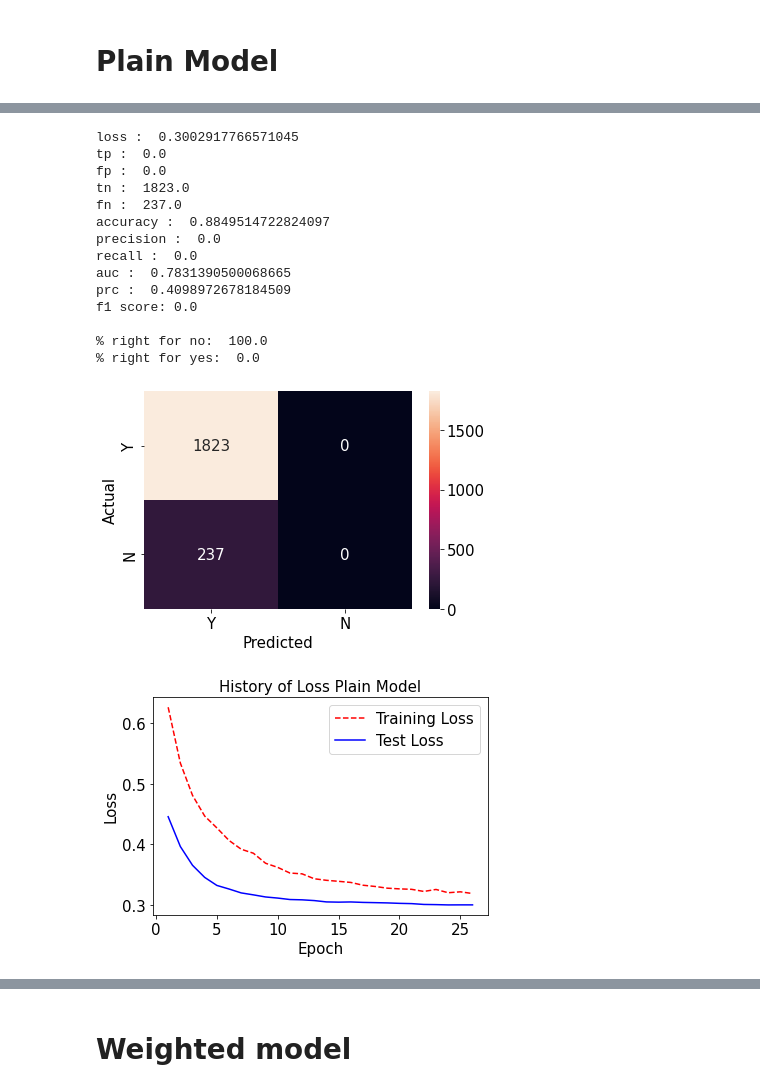
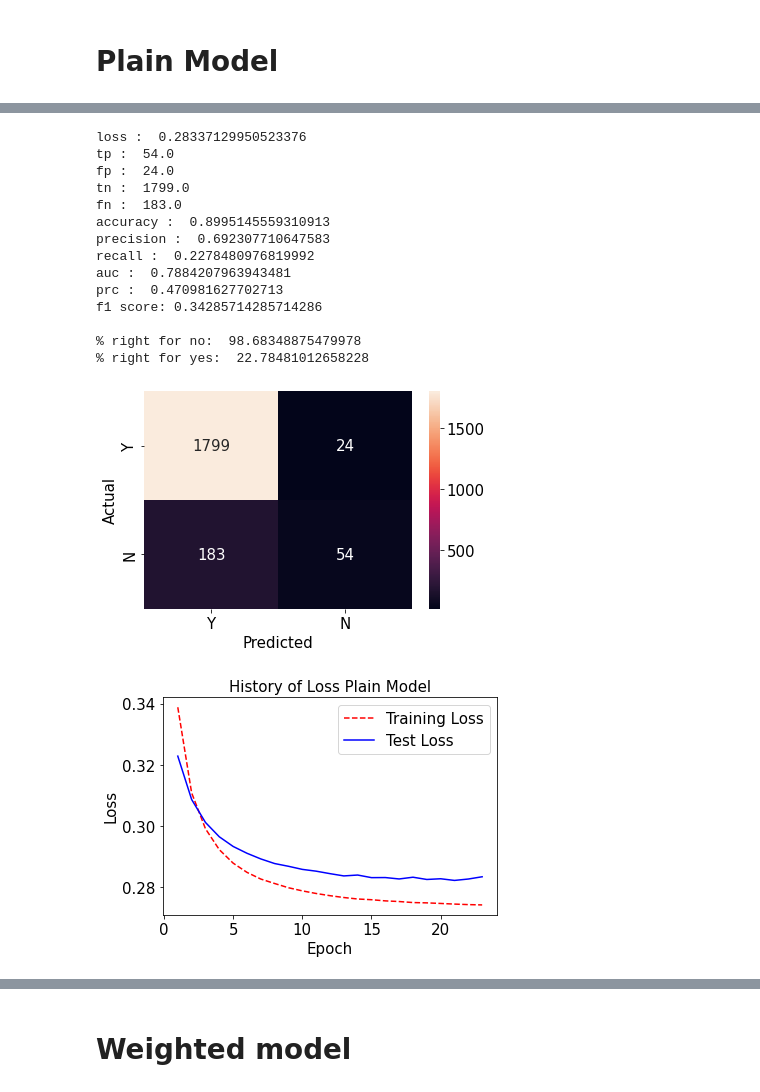
Before and after one commit to claredavies/MachineLearningCoursework, a Jupyter notebook: Assignment1/MLAssignment1KerrasUnbalancedData.ipynb, the cells around one changed output, grey strips where cells are left out. Saved outputs shown, nothing was run; the diff lists cells and outputs as text; code cells hidden in the pictures.

```diff
--- a/Assignment1/MLAssignment1KerrasUnbalancedData.ipynb
+++ b/Assignment1/MLAssignment1KerrasUnbalancedData.ipynb
@@ -186,10 +186,11 @@ def print_metrics(model, evaluation_results, predictions):
   print(f'f1 score: {f1_score(y_test, np.round(y_pred.flatten()))}')
   print()
 # %%
-def visualise_training_history_loss(history,title):
+def visualise_training_history_accuracy(history,title):
   # Get training and test accuracy histories
-  training_accuracy = history.history["acc"]
-  test_accuracy = history.history["val_acc"]
+  training_accuracy = history.history["accuracy"]
+  test_accuracy = history.history["val_accuracy"]
+  epoch_count = range(1, len(training_accuracy) + 1)
   plt.plot(epoch_count, training_accuracy, "r--")
   plt.plot(epoch_count, test_accuracy, "b-")
   # Visualize accuracy history
@@ -225,23 +225,14 @@ from keras import backend as K
 import tensorflow as tf
 from keras import layers
 
-# 0.01, 0.001, or 0.0001
-learning_rate_intial = 0.095
-
-def build_model(train_data,learning_rate,output_bias=None):
+def build_model(train_data,output_bias=None):
   if output_bias is not None:
     output_bias = tf.keras.initializers.Constant(output_bias)
   network = keras.Sequential()
-  # Add a dropout layer for input layer
-  network.add(layers.Dropout(0.5, input_shape=(train_data.shape[-1],)))
   # Add fully connected layer with a ReLU activation function
   network.add(layers.Dense(units=16, activation="relu"))
-  # Add a dropout layer for previous hidden layer
-  network.add(layers.Dropout(0.5))
   # Add fully connected layer with a ReLU activation function
   network.add(layers.Dense(units=16, activation="relu"))
-  # Add a dropout layer for previous hidden layer
-  network.add(layers.Dropout(0.5))
   # Add fully connected layer with a sigmoid activation function
   network.add(layers.Dense(units=1, activation="sigmoid",bias_initializer=output_bias))
 
@@ -286,7 +268,7 @@ Standard deviation: 0.9999999999999999
 # %% [markdown]
 # Plain Model
 # %%
-plain_model = build_model(X_train, learning_rate_intial)
+plain_model = build_model(X_train)
 
 # Set callback functions to early stop training and save the best model so far
 callbacks = [EarlyStopping(monitor="val_loss", patience=2),
@@ -324,22 +306,22 @@ y_pred = plain_model.predict(X_test, batch_size=BATCH_SIZE)
 print_metrics(plain_model, evaluation_results, y_pred)
 plot_cm(y_test, y_pred)
 # %% [output]
-loss :  0.3002917766571045
-tp :  0.0
-fp :  0.0
-tn :  1823.0
-fn :  237.0
-accuracy :  0.8849514722824097
-precision :  0.0
-recall :  0.0
-auc :  0.7831390500068665
-prc :  0.4098972678184509
-f1 score: 0.0
+loss :  0.28337129950523376
+tp :  54.0
+fp :  24.0
+tn :  1799.0
+fn :  183.0
+accuracy :  0.8995145559310913
+precision :  0.692307710647583
+recall :  0.2278480976819992
+auc :  0.7884207963943481
+prc :  0.470981627702713
+f1 score: 0.34285714285714286
 
-% right for no:  100.0
-% right for yes:  0.0
+% right for no:  98.68348875479978
+% right for yes:  22.78481012658228
-[figure, old version]
+[figure, new version]
 # %%
-visualise_training_history(history_plain,"History of Loss Plain Model")
+visualise_training_history_loss(history_plain,"History of Loss Plain Model")
 # %% [output]
-[figure, old version]
+[figure, new version]
```
Also changed, not shown: parts of 12 cells of this notebook.
